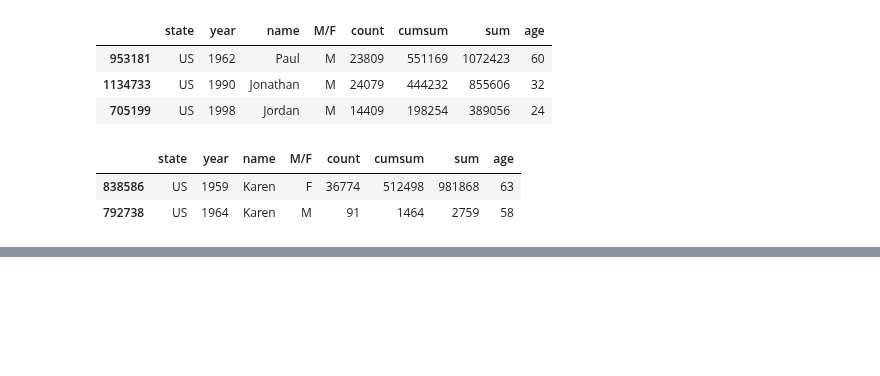
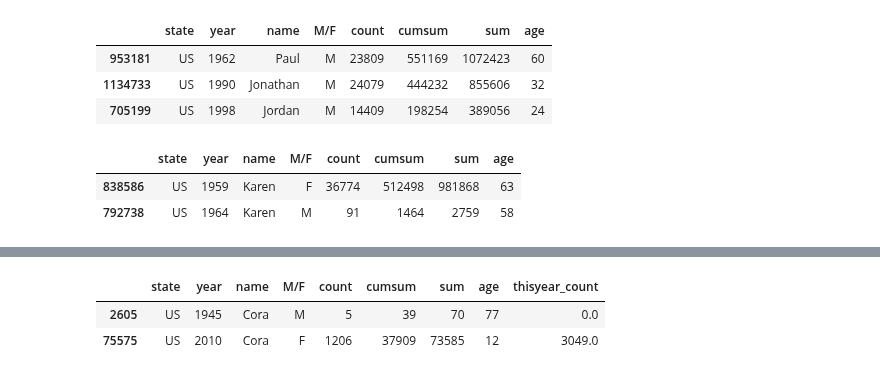
Before and after one commit to paulsch1/capstone, a Jupyter notebook: cap7_oldness_of_names.ipynb, the cells around one changed output, grey strips where cells are left out. Cells and saved outputs as stored; diff of their text form; code cells hidden in the pictures; blank space fills up the shorter version.

```diff
--- a/cap7_oldness_of_names.ipynb
+++ b/cap7_oldness_of_names.ipynb
@@ -109,0 +171,6 @@ medians[medians['name'] == 'Karen']
+# %%
+df2[df2['name'] == 'Cora']
+# %% [output]
+|  | state | year | name | M/F | count | cumsum | sum | age | thisyear_count |
+| 2605 | US | 1945 | Cora | M | 5 | 39 | 70 | 77 | 0.0 |
+| 75575 | US | 2010 | Cora | F | 1206 | 37909 | 73585 | 12 | 3049.0 |
```
Also changed, not shown: parts of 7 cells of this notebook, 1 other file.
